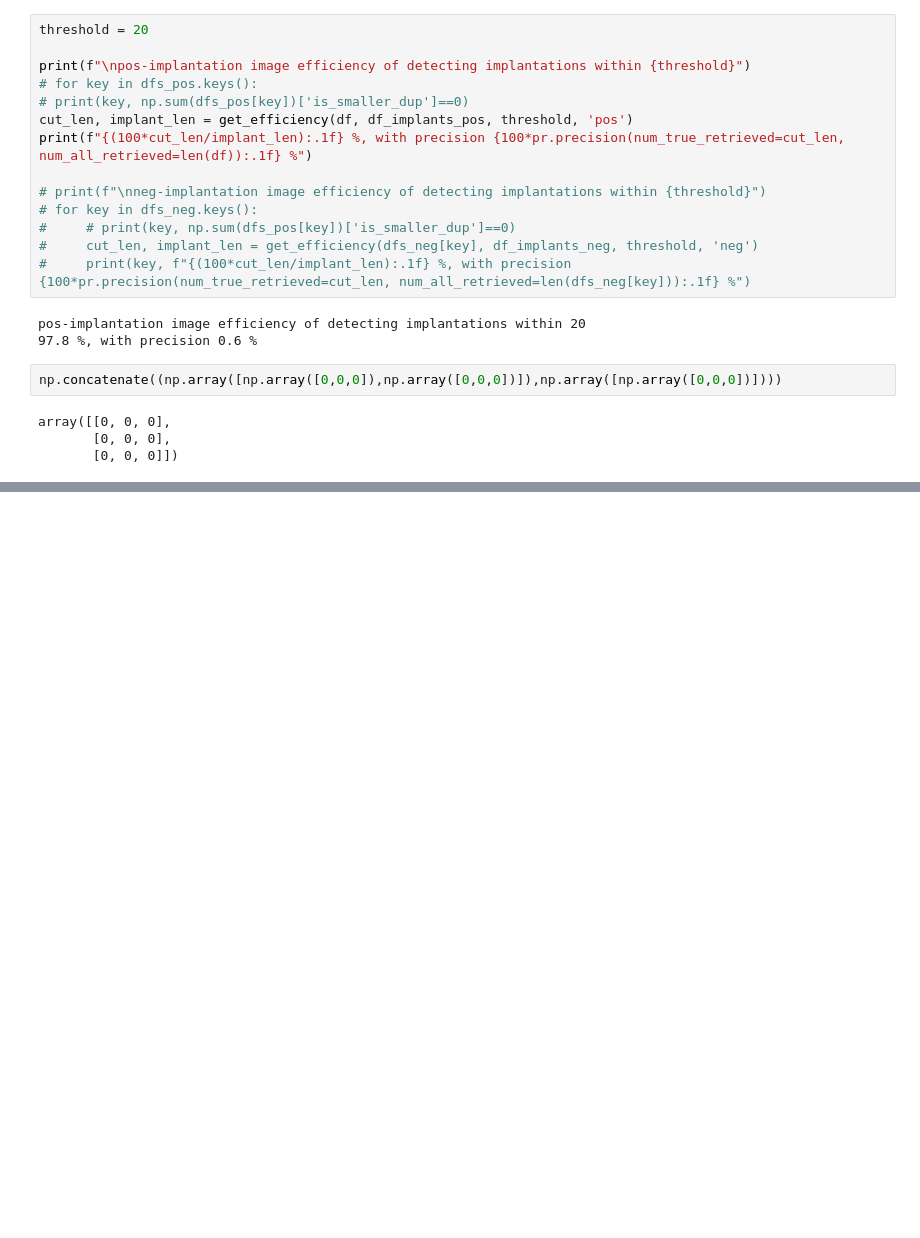
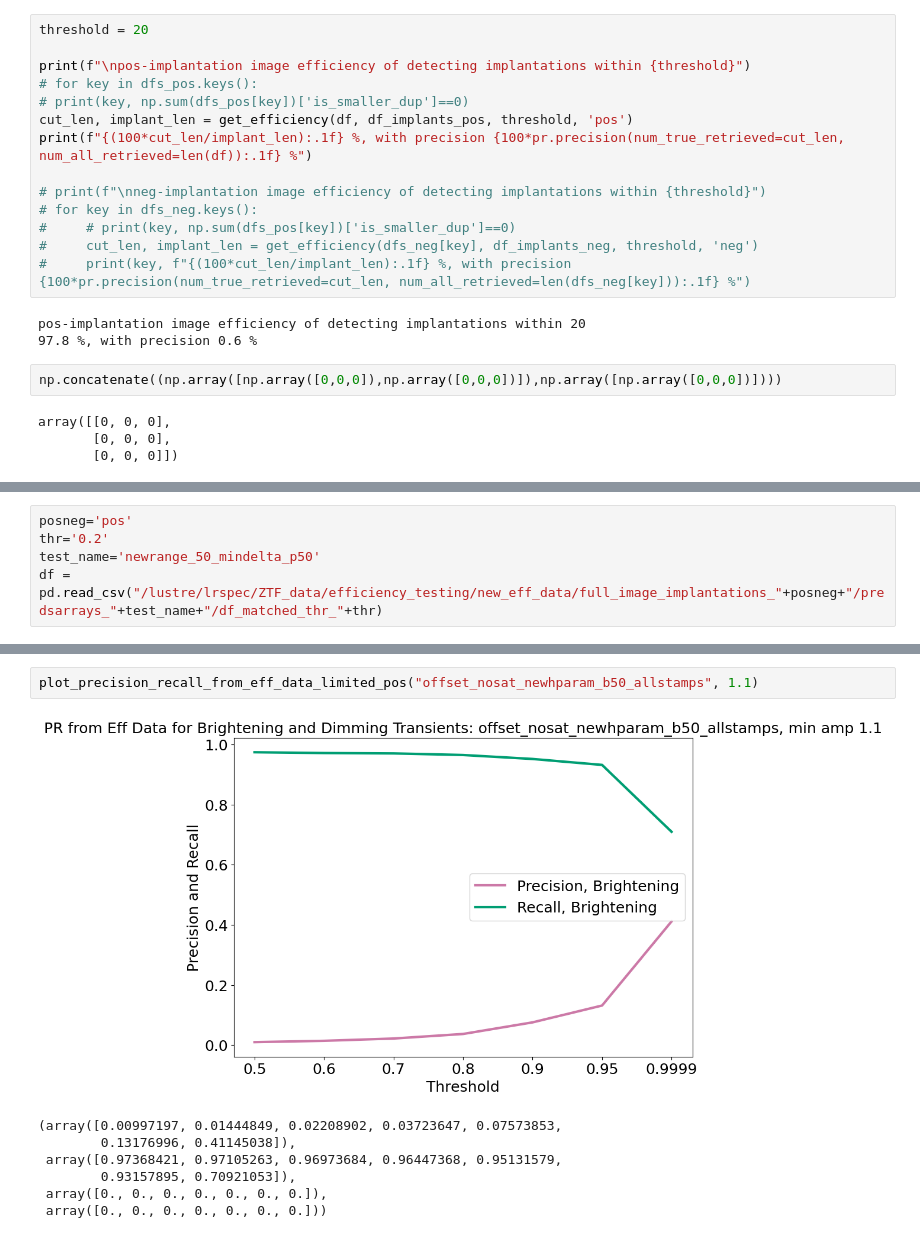
Before and after one commit to SHDaniels/Continuous-Readout-Image-Transient-Detection-with-CNNs, a Jupyter notebook: compare_pr_effdata.ipynb, the cells around one changed output, grey strips where cells are left out. Cells and saved outputs as stored; diff of their text form; blank space fills up the shorter version.

```diff
--- a/compare_pr_effdata.ipynb
+++ b/compare_pr_effdata.ipynb
@@ -160,0 +312,5 @@ array([[0, 0, 0],
+# %%
+posneg='pos'
+thr='0.2'
+test_name='newrange_50_mindelta_p50'
+df = pd.read_csv("/lustre/lrspec/ZTF_data/efficiency_testing/new_eff_data/full_image_implantations_"+posneg+"/predsarrays_"+test_name+"/df_matched_thr_"+thr)
@@ -160,0 +408,10 @@ array([[0, 0, 0],
+# %%
+plot_precision_recall_from_eff_data_limited_pos("offset_nosat_newhparam_b50_allstamps", 1.1)
+# %% [output]
+[figure, added]
+(array([0.00997197, 0.01444849, 0.02208902, 0.03723647, 0.07573853,
+        0.13176996, 0.41145038]),
+ array([0.97368421, 0.97105263, 0.96973684, 0.96447368, 0.95131579,
+        0.93157895, 0.70921053]),
+ array([0., 0., 0., 0., 0., 0., 0.]),
+ array([0., 0., 0., 0., 0., 0., 0.]))
```
Also changed, not shown: parts of 14 cells of this notebook, 1 other file.
